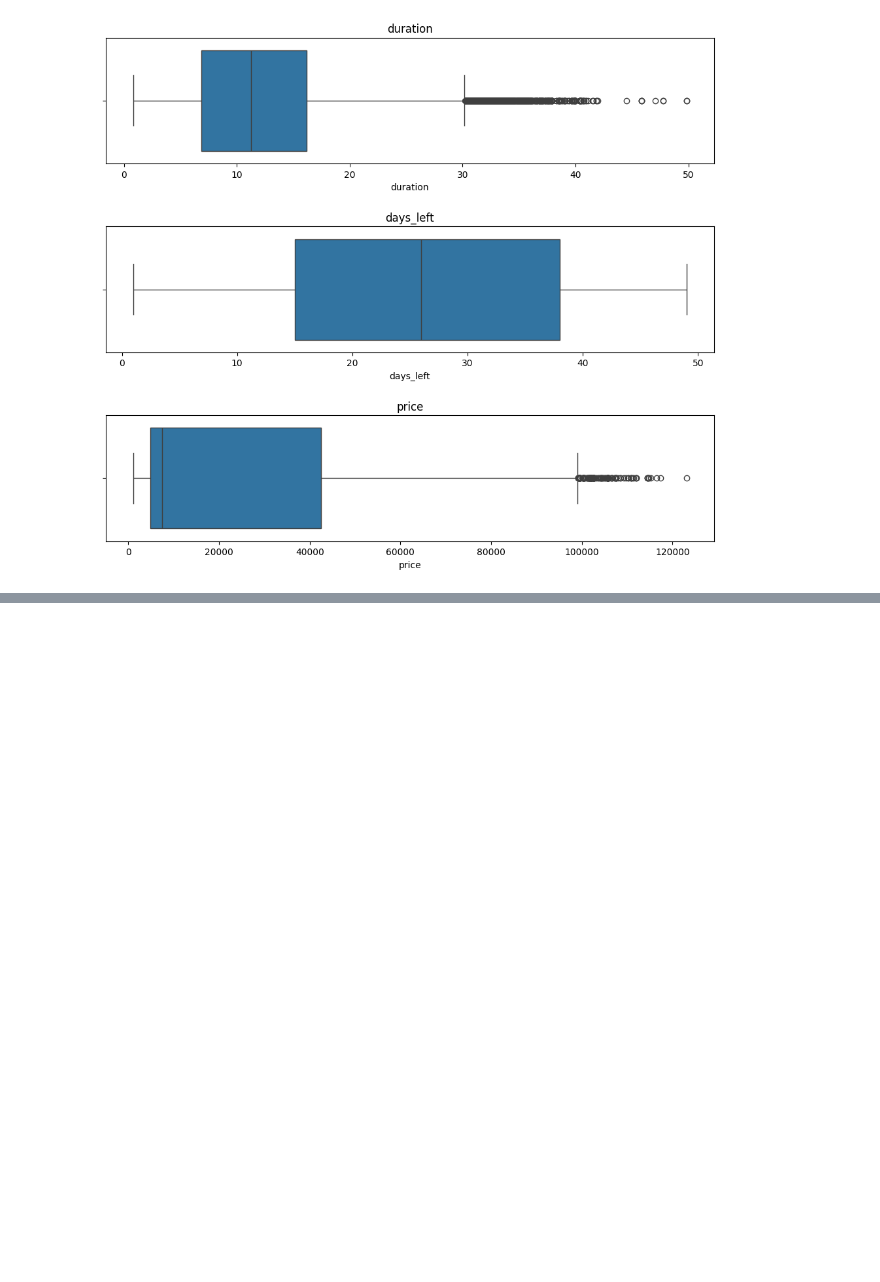
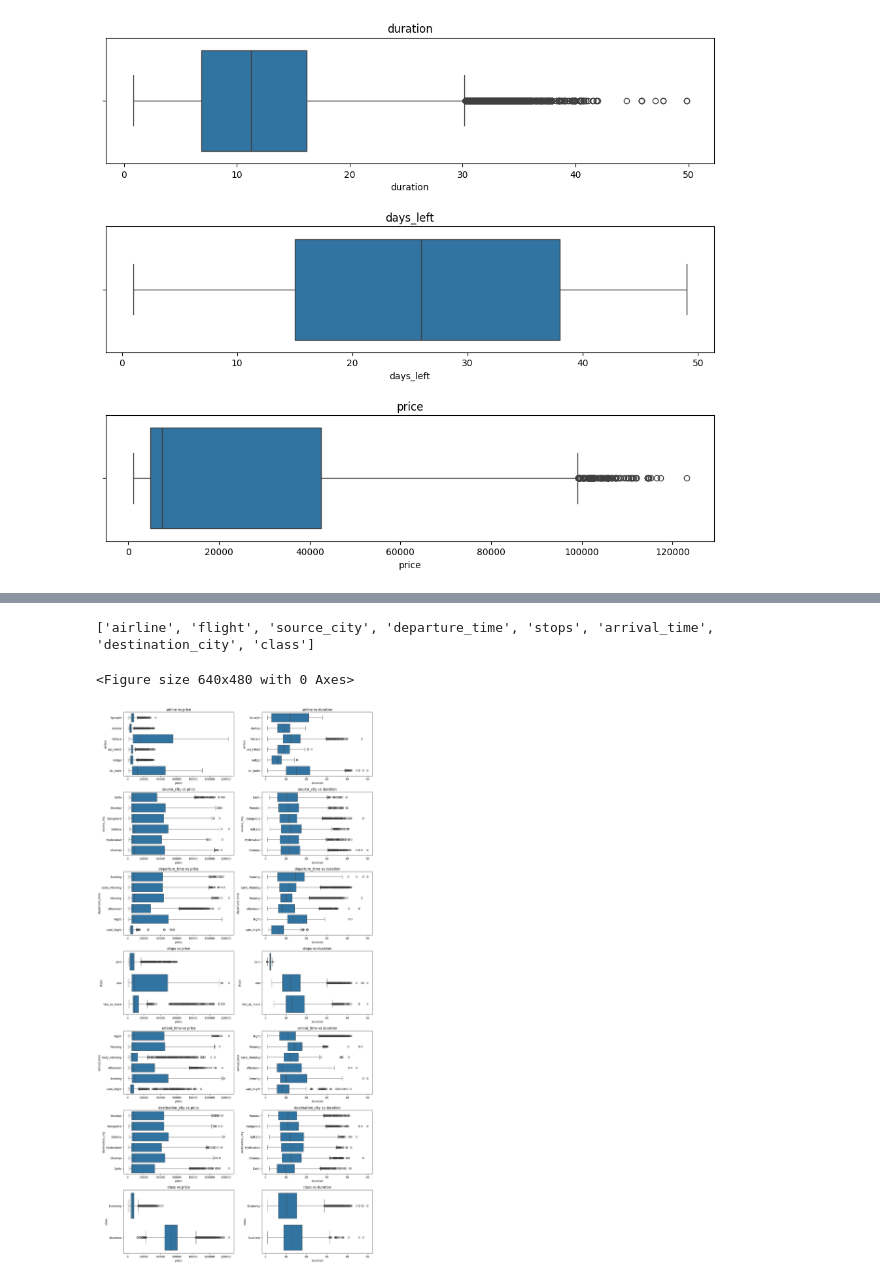
Before and after one commit to Tahina-Razaf/Booking_India, a Jupyter notebook: Booking_India_analysis.ipynb, the cells around one changed output, grey strips where cells are left out. Cells and saved outputs as stored; diff of their text form; code cells hidden in the pictures; blank space fills up the shorter version.

```diff
--- a/Booking_India_analysis.ipynb
+++ b/Booking_India_analysis.ipynb
@@ -191,0 +375,20 @@ for i in range (3) :
+# %%
+#relation entre prix et les autres variables catégorielles
+print(categorical_col)
+# %% [output]
+['airline', 'flight', 'source_city', 'departure_time', 'stops', 'arrival_time', 'destination_city', 'class']
+# %%
+#prix et compagnie aérienne
+plt.clf()
+cat_var_price_link = ['airline', 'source_city', 'departure_time', 'stops', 'arrival_time', 'destination_city', 'class']
+fig, ax = plt.subplots(7,2, figsize=(14, 28))
+for i, cat in enumerate(cat_var_price_link) :
+    sns.boxplot(data=booking, x="price", y=cat, ax = ax[i][0] )
+    sns.boxplot(data=booking, x="duration", y=cat, ax = ax[i][1])
+    ax[i][0].set_title(f'{cat} vs price')
+    ax[i][1].set_title(f'{cat} vs duration')
+plt.tight_layout()
+plt.show()
+# %% [output]
+<Figure size 640x480 with 0 Axes>
+[figure, added]
```
Also changed, not shown: parts of 19 cells of this notebook.
